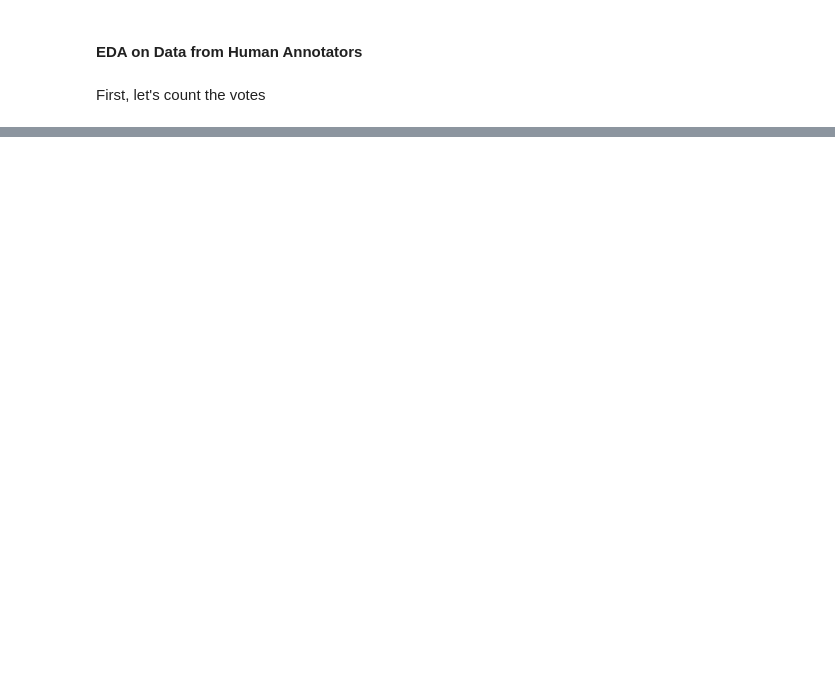
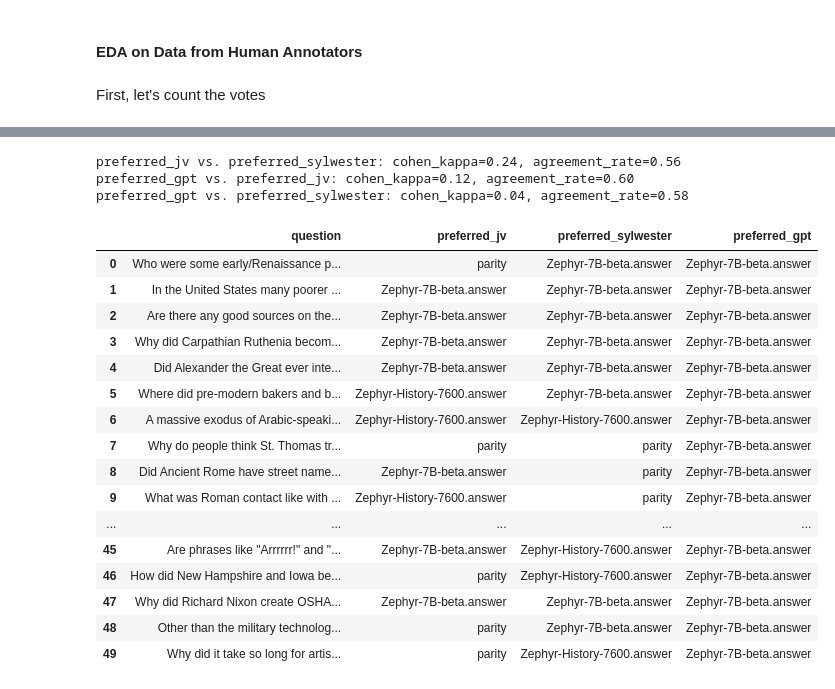
Before and after one commit to aiintelligentsystems/askhistorians-knowledge-filling, a Jupyter notebook: notebooks/model_comparison_askhistorians.ipynb, the cells around one changed output, grey strips where cells are left out. Drawn from its saved outputs; the diff is of its cells as text; code cells hidden in the pictures; blank space fills up the shorter version.

```diff
--- a/notebooks/model_comparison_askhistorians.ipynb
+++ b/notebooks/model_comparison_askhistorians.ipynb
@@ -334,0 +348,44 @@ for comparison in comparisons:
+# %%
+dataset_gpt_preference = ds.load_from_disk("/scratch1/redditqa/cached_datasets/AskHistorians_test_set_100_model_generated_gpt4_preference")
+dataset_gpt_preference = dataset_gpt_preference['gpt4-preference']
+
+df = comparison_dfs[0].copy()
+df['preferred_jv'] = comparison_dfs[0]['preferred']
+df['preferred_sylwester'] = comparison_dfs[1]['preferred']
+df = df[["question", "preferred_jv", "preferred_sylwester"]]
+df['preferred_gpt'] = dataset_gpt_preference[:len(df)]
+df['preferred_gpt'] = df['preferred_gpt'].apply(lambda x: x + '.answer')
+
+# Print all combinations
+for col1, col2 in itertools.product(df.columns, df.columns):
+    if not col1 < col2:
+        continue
+    if not col1.startswith('preferred_') or not col2.startswith('preferred_'):
+        continue
+
+    cohen_kapp = metrics = sk_metrics.cohen_kappa_score(df[col1], df[col2])
+    agreement_rate = (df[col1] == df[col2]).mean()
+    print(f"{col1} vs. {col2}: cohen_kappa={cohen_kapp:.2f}, agreement_rate={agreement_rate:.2f}")
+
+df
+# %% [output]
+preferred_jv vs. preferred_sylwester: cohen_kappa=0.24, agreement_rate=0.56
+preferred_gpt vs. preferred_jv: cohen_kappa=0.12, agreement_rate=0.60
+preferred_gpt vs. preferred_sylwester: cohen_kappa=0.04, agreement_rate=0.58
+|  | question | preferred_jv | preferred_sylwester | preferred_gpt |
+| 0 | Who were some early/Renaissance p... | parity | Zephyr-7B-beta.answer | Zephyr-7B-beta.answer |
+| 1 | In the United States many poorer ... | Zephyr-7B-beta.answer | Zephyr-7B-beta.answer | Zephyr-7B-beta.answer |
+| 2 | Are there any good sources on the... | Zephyr-7B-beta.answer | Zephyr-7B-beta.answer | Zephyr-7B-beta.answer |
+| 3 | Why did Carpathian Ruthenia becom... | Zephyr-7B-beta.answer | Zephyr-7B-beta.answer | Zephyr-7B-beta.answer |
+| 4 | Did Alexander the Great ever inte... | Zephyr-7B-beta.answer | Zephyr-7B-beta.answer | Zephyr-7B-beta.answer |
+| 5 | Where did pre-modern bakers and b... | Zephyr-History-7600.answer | Zephyr-7B-beta.answer | Zephyr-7B-beta.answer |
+| 6 | A massive exodus of Arabic-speaki... | Zephyr-History-7600.answer | Zephyr-History-7600.answer | Zephyr-7B-beta.answer |
+| 7 | Why do people think St. Thomas tr... | parity | parity | Zephyr-7B-beta.answer |
+| 8 | Did Ancient Rome have street name... | Zephyr-7B-beta.answer | parity | Zephyr-7B-beta.answer |
+| 9 | What was Roman contact like with ... | Zephyr-History-7600.answer | parity | Zephyr-7B-beta.answer |
+| ... | ... | ... | ... | ... |
+| 45 | Are phrases like "Arrrrrr!" and "... | Zephyr-7B-beta.answer | Zephyr-History-7600.answer | Zephyr-7B-beta.answer |
+| 46 | How did New Hampshire and Iowa be... | parity | Zephyr-History-7600.answer | Zephyr-7B-beta.answer |
+| 47 | Why did Richard Nixon create OSHA... | Zephyr-7B-beta.answer | Zephyr-7B-beta.answer | Zephyr-7B-beta.answer |
+| 48 | Other than the military technolog... | parity | Zephyr-7B-beta.answer | Zephyr-7B-beta.answer |
+| 49 | Why did it take so long for artis... | parity | Zephyr-History-7600.answer | Zephyr-7B-beta.answer |
```
Also changed, not shown: parts of 17 cells of this notebook, 5 other files.
